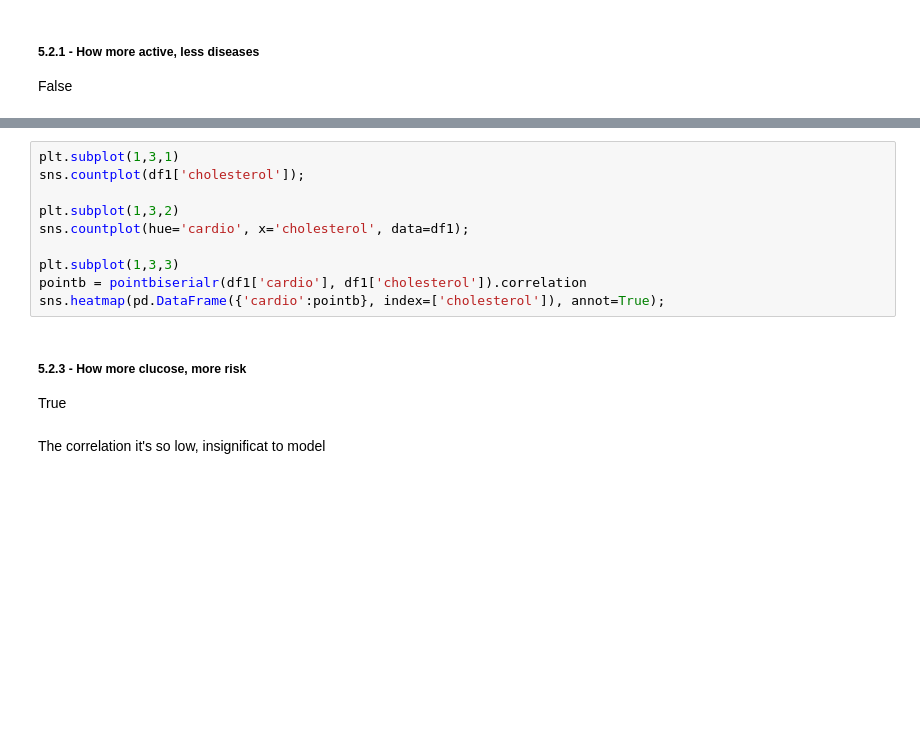
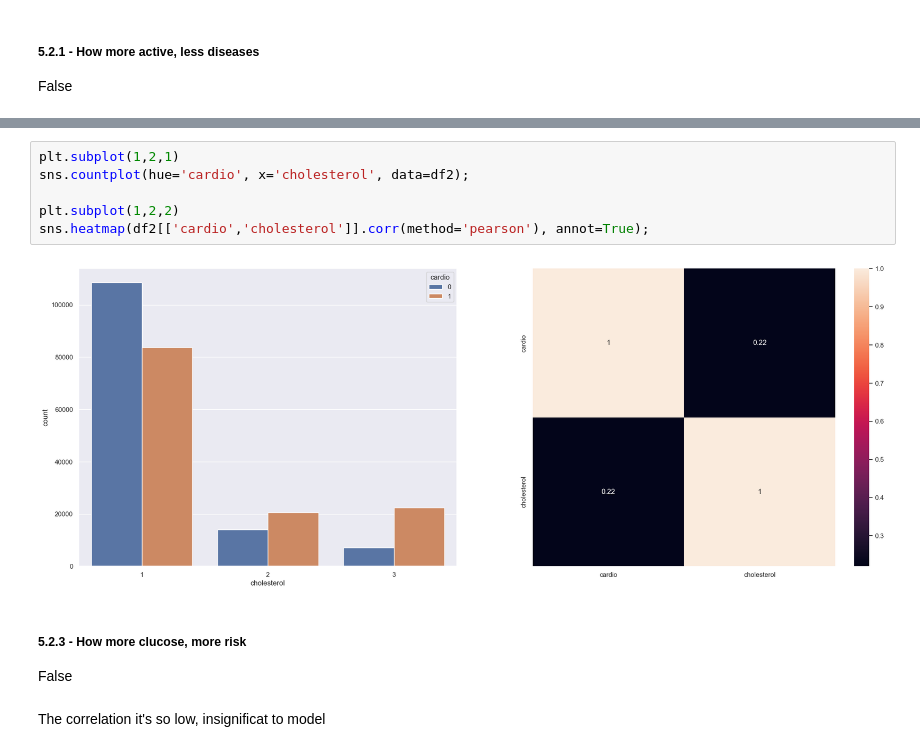
Before and after one commit to alessandra-barbosa/cardio_catch_disease, a Jupyter notebook: AB_cardio_catch_diseases_0.ipynb, the cells around one changed output, grey strips where cells are left out. Cells and saved outputs as stored; diff of their text form; blank space fills up the shorter version.

```diff
--- a/AB_cardio_catch_diseases_0.ipynb
+++ b/AB_cardio_catch_diseases_0.ipynb
@@ -506,16 +507,14 @@ How more cholesterol more diseases, see the number 3 it's more disease==positive
 # %%
-plt.subplot(1,3,1)
-sns.countplot(df1['cholesterol']);
+plt.subplot(1,2,1)
+sns.countplot(hue='cardio', x='cholesterol', data=df2);
 
-plt.subplot(1,3,2)
-sns.countplot(hue='cardio', x='cholesterol', data=df1);
-
-plt.subplot(1,3,3)
-pointb = pointbiserialr(df1['cardio'], df1['cholesterol']).correlation
-sns.heatmap(pd.DataFrame({'cardio':pointb}, index=['cholesterol']), annot=True);
+plt.subplot(1,2,2)
+sns.heatmap(df2[['cardio','cholesterol']].corr(method='pearson'), annot=True);
+# %% [output]
+[figure, added]
 # %% [markdown]
 ##### 5.2.3 - How more clucose, more risk
-   True
+   False
 # %% [markdown]
 The correlation it's so low, insignificat to model
 # %%
```
Also changed, not shown: parts of 77 cells of this notebook.
